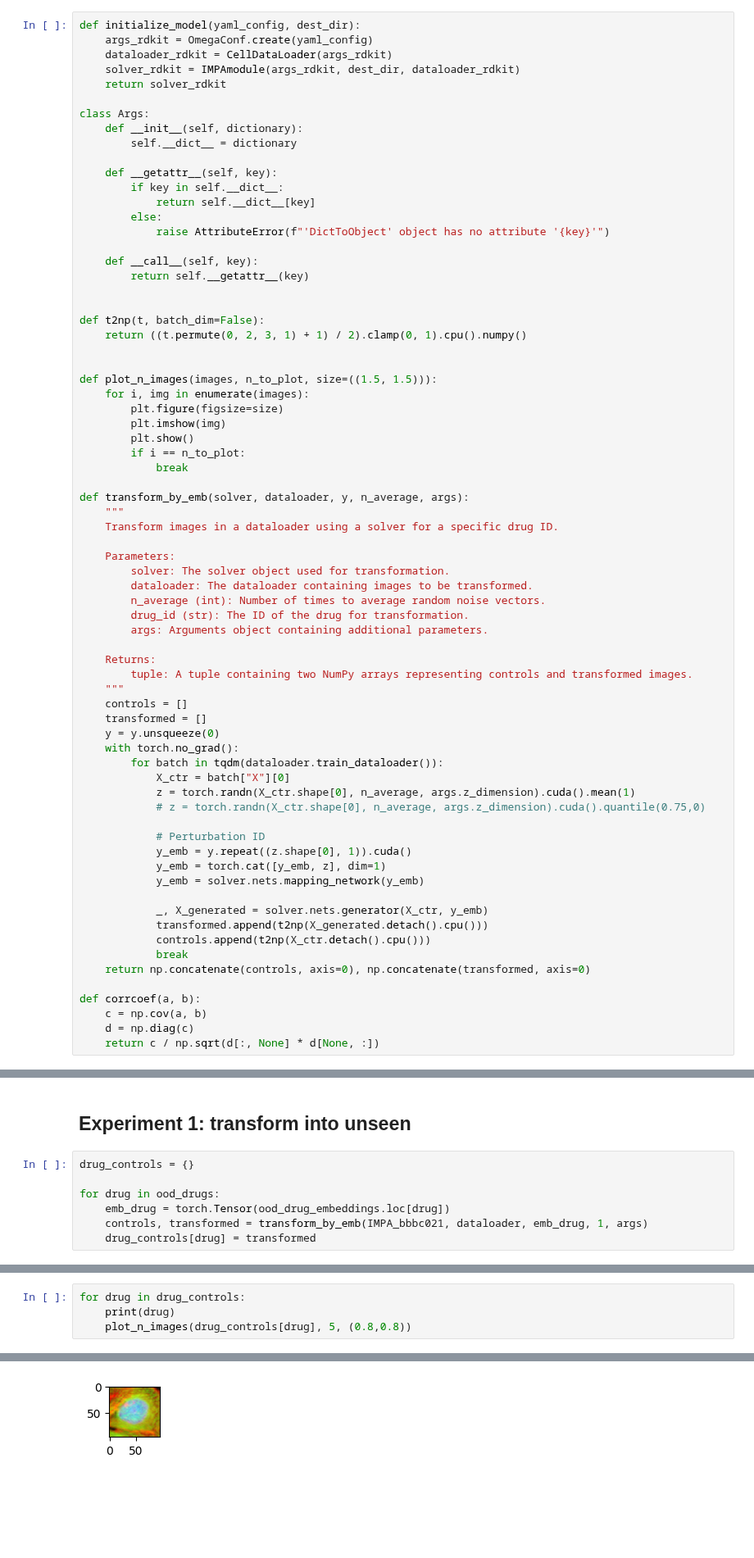
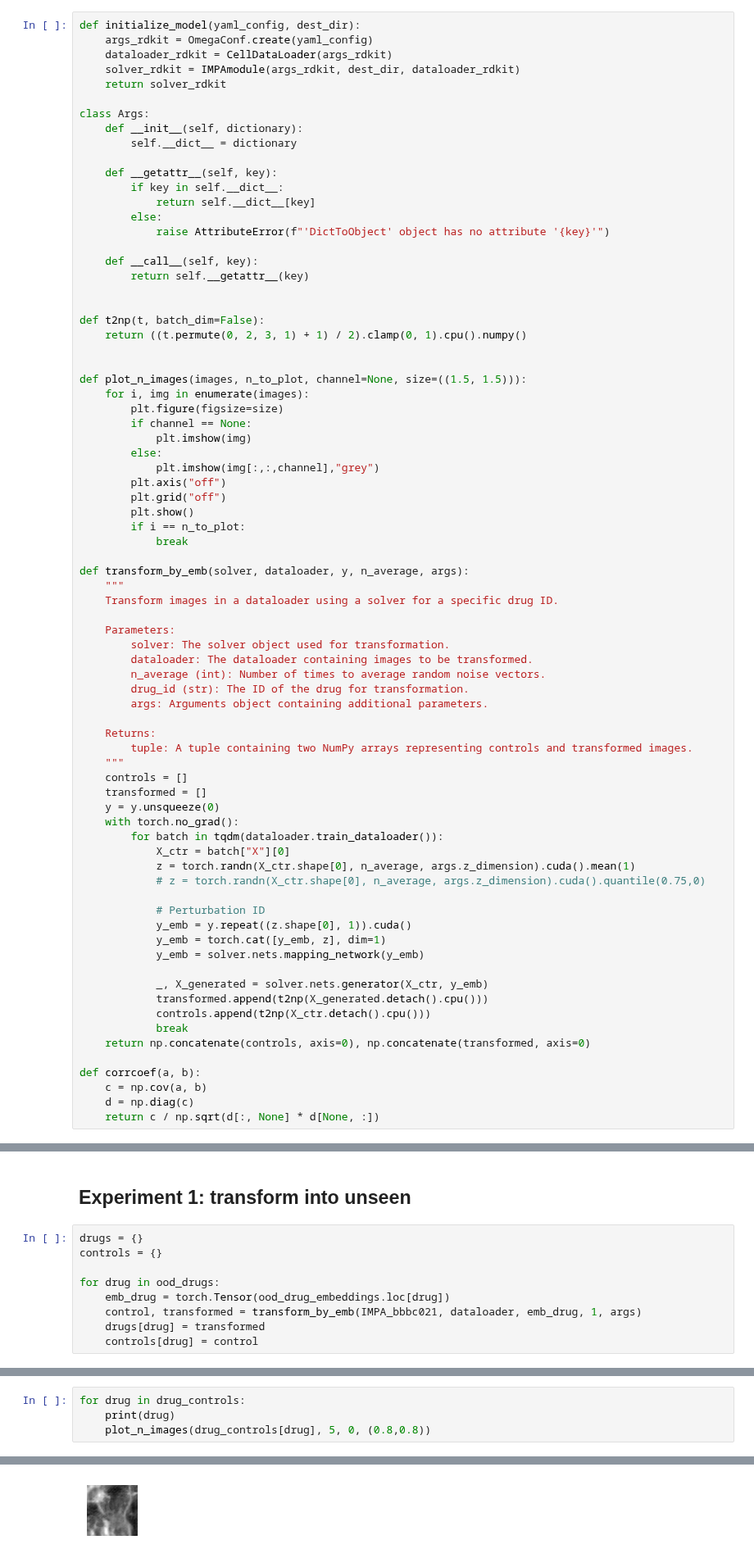
Before and after one commit to theislab/IMPA, a Jupyter notebook: notebooks/cpg0000/corrections_old_paper/unseen_drug_experiments.ipynb, the cells around one changed output, grey strips where cells are left out. Shown at 82% size. Saved outputs shown, nothing was run; the diff lists cells and outputs as text; blank space fills up the shorter version.

```diff
--- a/notebooks/cpg0000/corrections_old_paper/unseen_drug_experiments.ipynb
+++ b/notebooks/cpg0000/corrections_old_paper/unseen_drug_experiments.ipynb
@@ -78,10 +78,15 @@ def t2np(t, batch_dim=False):
     return ((t.permute(0, 2, 3, 1) + 1) / 2).clamp(0, 1).cpu().numpy()
 
 
-def plot_n_images(images, n_to_plot, size=((1.5, 1.5))):
+def plot_n_images(images, n_to_plot, channel=None, size=((1.5, 1.5))):
     for i, img in enumerate(images):
         plt.figure(figsize=size)
-        plt.imshow(img)
+        if channel == None:
+            plt.imshow(img)
+        else:
+            plt.imshow(img[:,:,channel],"grey")
+        plt.axis("off")
+        plt.grid("off")
         plt.show()
         if i == n_to_plot:
             break
@@ -212,9 +275,11 @@ Loading checkpoint from /home/icb/alessandro.palma/environment/IMPA/IMPA/project
 # %% [markdown]
 ## Experiment 1: transform into unseen
 # %%
-drug_controls = {}
+drugs = {}
+controls = {}
 
 for drug in ood_drugs:
     emb_drug = torch.Tensor(ood_drug_embeddings.loc[drug])
-    controls, transformed = transform_by_emb(IMPA_bbbc021, dataloader, emb_drug, 1, args)
-    drug_controls[drug] = transformed
+    control, transformed = transform_by_emb(IMPA_bbbc021, dataloader, emb_drug, 1, args)
+    drugs[drug] = transformed
+    controls[drug] = control
@@ -221,6 +295,6 @@ for drug in ood_drugs:
 # %%
 for drug in drug_controls:
     print(drug)
-    plot_n_images(drug_controls[drug], 5, (0.8,0.8))
+    plot_n_images(drug_controls[drug], 5, 0, (0.8,0.8))
 # %% [output]
 docetaxel
@@ -237,4 +311,4 @@ AZ841
-[figure, old version]
+[figure, new version]
 ... (51 outputs left out)
 # %% [markdown]
 **Try with the old results**
```
Also changed, not shown: parts of 9 cells of this notebook, 30 other files.
